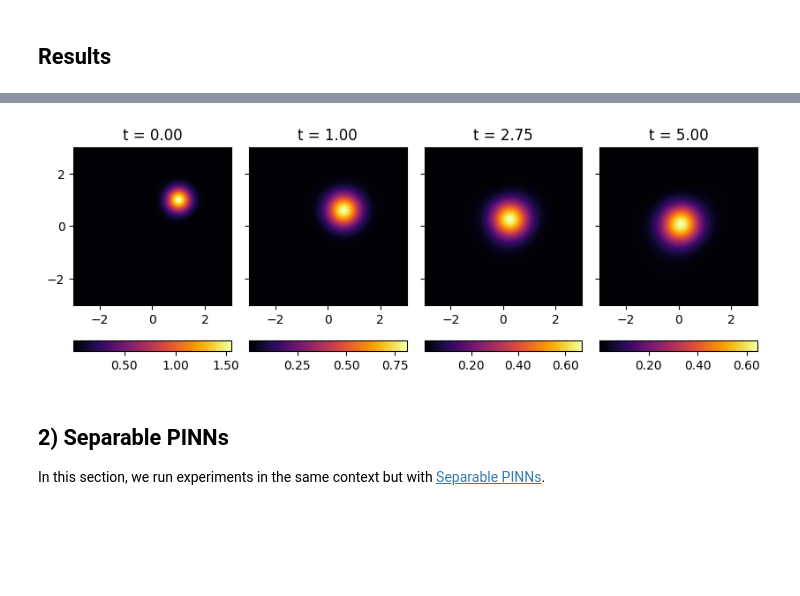
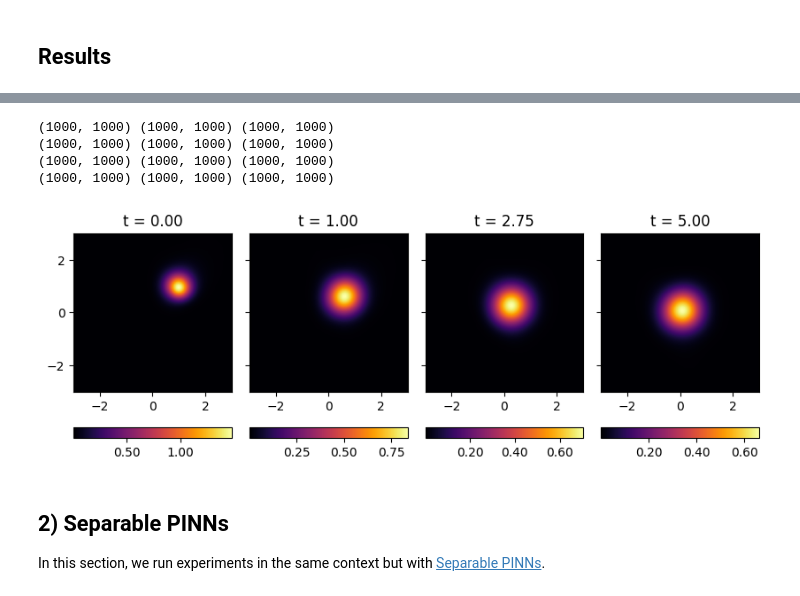
Before and after one commit to mia-jinns/jinns, a Jupyter notebook: Notebooks/PDE/2D_non_stationary_OU.ipynb, the cells around one changed output, grey strips where cells are left out. Saved outputs shown, nothing was run; the diff lists cells and outputs as text; code cells hidden in the pictures; blank space fills up the shorter version.

```diff
--- a/Notebooks/PDE/2D_non_stationary_OU.ipynb
+++ b/Notebooks/PDE/2D_non_stationary_OU.ipynb
@@ -121,2 +111,0 @@ Initialize the PINN parameters and visualize the PINN output before training
-# %%
-init_nn_params = u.init_params()
@@ -179,8 +166,8 @@ jinns.plot.plot2d(
 # %% [markdown]
 We decide to provide the set of points upon which the normalization constant will be computed
 # %%
-int_xmin, int_xmax = -5, 5
-int_ymin, int_ymax = -5, 5
+int_xmin, int_xmax = -3, 3
+int_ymin, int_ymax = -3, 3
 
 n_samples = int(1e3)
 int_length = (int_xmax - int_xmin) * (int_ymax - int_ymin)
@@ -202,7 +189,7 @@ OU_fpe_non_statio_2D_loss = jinns.loss.OU_FPENonStatioLoss2D(Tmax=Tmax)
 loss_weights = jinns.loss.LossWeightsPDENonStatio(
     dyn_loss=1,
     initial_condition=1 * Tmax,
-    norm_loss=0.1 * Tmax
+    norm_loss=1 * Tmax
 )
 
 loss = jinns.loss.LossPDENonStatio(
@@ -260,6 +257,5 @@ plt.show()
 # %%
 key, subkey = random.split(key, 2)
-start = time.time()
 params, total_loss_list, loss_by_term_dict, train_data, loss, _, _ , _, _ = jinns.solve(
     init_params=params,
     data=train_data,
@@ -267,5 +263,4 @@ params, total_loss_list, loss_by_term_dict, train_data, loss, _, _ , _, _ = jinn
     loss=loss,
     n_iter=n_iter
 )
-end = time.time()
 # %% [output]
@@ -319,16 +307,20 @@ plt.show();
 # %%
 times = [0, 0.2, 0.55, 1] # times in the rescaled time susescale
-u_est = lambda t, x:u(t, x, params.nn_params)
+u_est = lambda t_x:u(t_x, params.nn_params)
 jinns.plot.plot2d(
     fun=u_est,
     xy_data=val_xy_data,
     times = times,
     Tmax=Tmax,
     title="u0(x,y)",
     figsize=(10, 10*len(times))
 )
 # %% [output]
+(1000, 1000) (1000, 1000) (1000, 1000)
+(1000, 1000) (1000, 1000) (1000, 1000)
+(1000, 1000) (1000, 1000) (1000, 1000)
+(1000, 1000) (1000, 1000) (1000, 1000)
-[figure, old version]
+[figure, new version]
 # %% [markdown]
 ## 2) Separable PINNs
 In this section, we run experiments in the same context but with [Separable PINNs](https://openreview.net/pdf?id=dEySGIcDnI).
```
Also changed, not shown: parts of 16 cells of this notebook, 6 other files.
